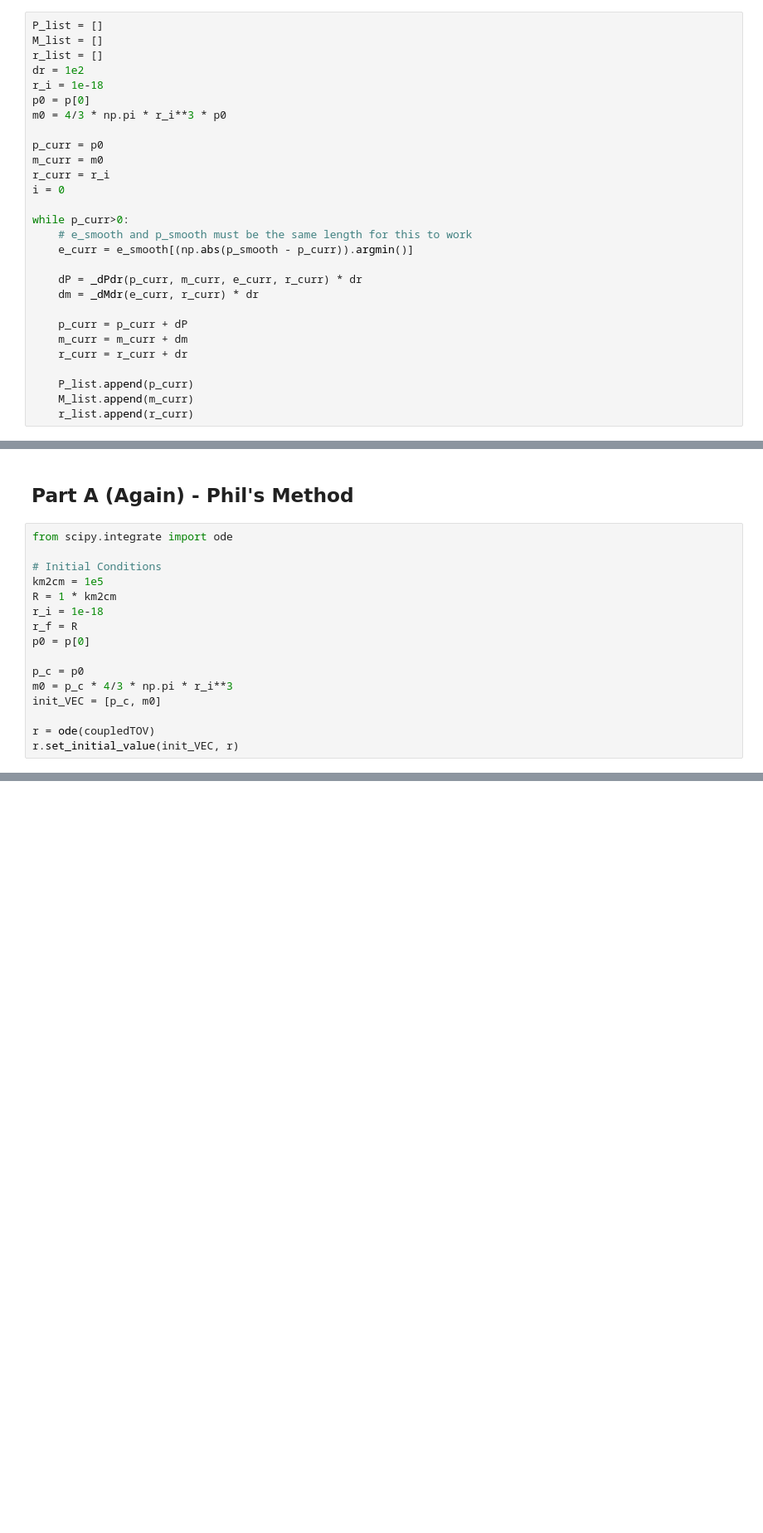
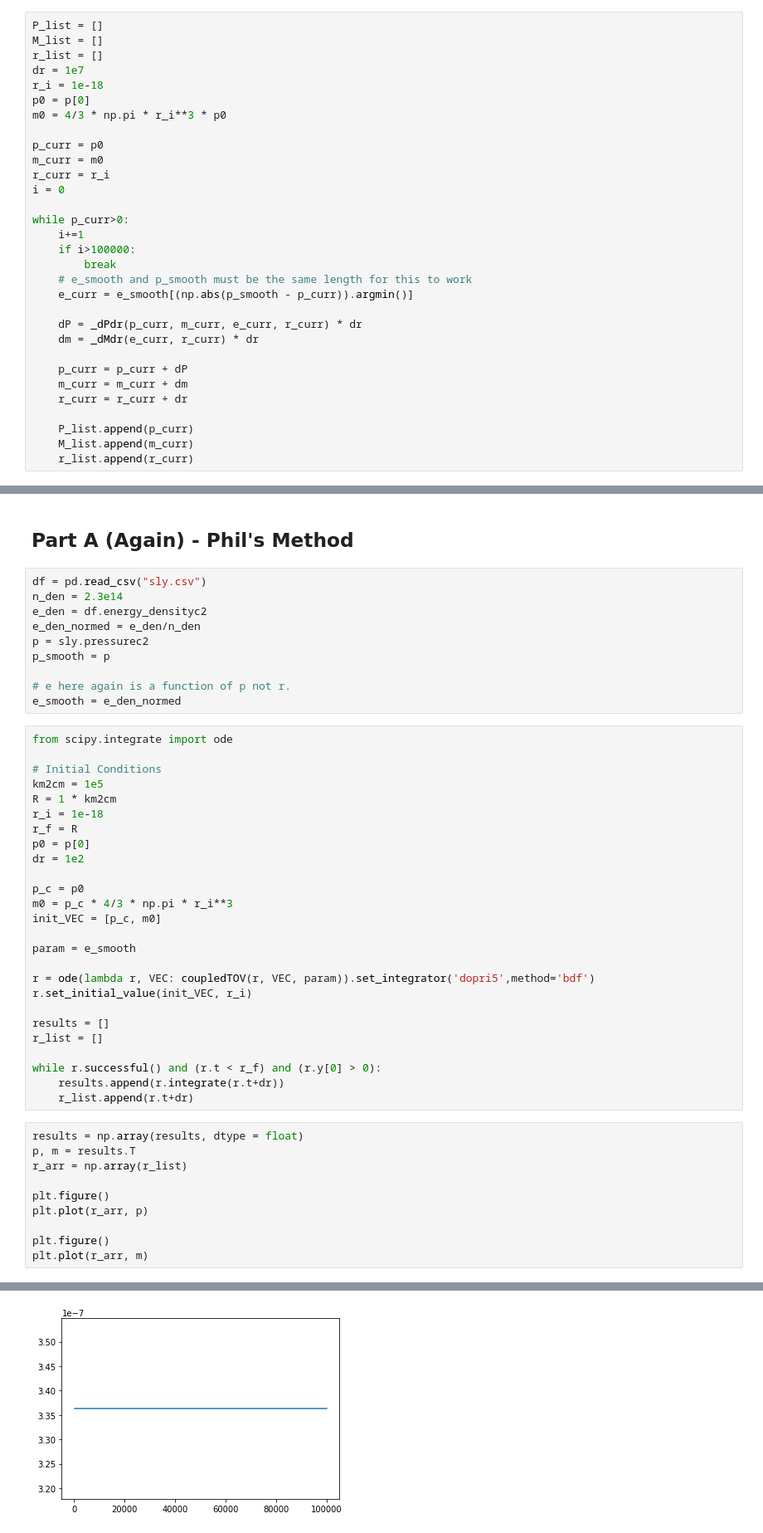
Before and after one commit to utkarsh7236/fmodes, a Jupyter notebook: Intro/CTA200 Final Project Assignment.ipynb, the cells around one changed output, grey strips where cells are left out. Shown: that part at 83% size. Drawn from its saved outputs; the diff is of its cells as text; blank space fills up the shorter version.

```diff
--- a/Intro/CTA200 Final Project Assignment.ipynb
+++ b/Intro/CTA200 Final Project Assignment.ipynb
@@ -304,7 +315,7 @@ e_smooth = e_den_normed
 P_list = []
 M_list = []
 r_list = []
-dr = 1e2
+dr = 1e7
 r_i = 1e-18
 p0 = p[0]
 m0 = 4/3 * np.pi * r_i**3 * p0
@@ -315,6 +326,9 @@ r_curr = r_i
 i = 0
 
 while p_curr>0:
+    i+=1
+    if i>100000:
+        break
     # e_smooth and p_smooth must be the same length for this to work
     e_curr = e_smooth[(np.abs(p_smooth - p_curr)).argmin()]
 
@@ -341,5 +359,15 @@ plt.plot(r, M)
 # %% [markdown]
 ## Part A (Again) - Phil's Method
+# %%
+df = pd.read_csv("sly.csv")
+n_den = 2.3e14
+e_den = df.energy_densityc2
+e_den_normed = e_den/n_den
+p = sly.pressurec2
+p_smooth = p
+
+# e here again is a function of p not r.
+e_smooth = e_den_normed
 # %%
 from scipy.integrate import ode
 
@@ -349,10 +377,31 @@ R = 1 * km2cm
 r_i = 1e-18
 r_f = R
 p0 = p[0]
+dr = 1e2
 
 p_c = p0
 m0 = p_c * 4/3 * np.pi * r_i**3
 init_VEC = [p_c, m0]
 
-r = ode(coupledTOV)
-r.set_initial_value(init_VEC, r)
+param = e_smooth
+
+r = ode(lambda r, VEC: coupledTOV(r, VEC, param)).set_integrator('dopri5',method='bdf')
+r.set_initial_value(init_VEC, r_i)
+
+results = []
+r_list = []
+
+while r.successful() and (r.t < r_f) and (r.y[0] > 0):
+    results.append(r.integrate(r.t+dr))
+    r_list.append(r.t+dr)
+# %%
+results = np.array(results, dtype = float)
+p, m = results.T
+r_arr = np.array(r_list)
+
+plt.figure()
+plt.plot(r_arr, p)
+
+plt.figure()
+plt.plot(r_arr, m)
+# %% [output]
@@ -358,0 +409 @@ r.set_initial_value(init_VEC, r)
+[figure, added]
```
Also changed, not shown: parts of 5 cells of this notebook.
